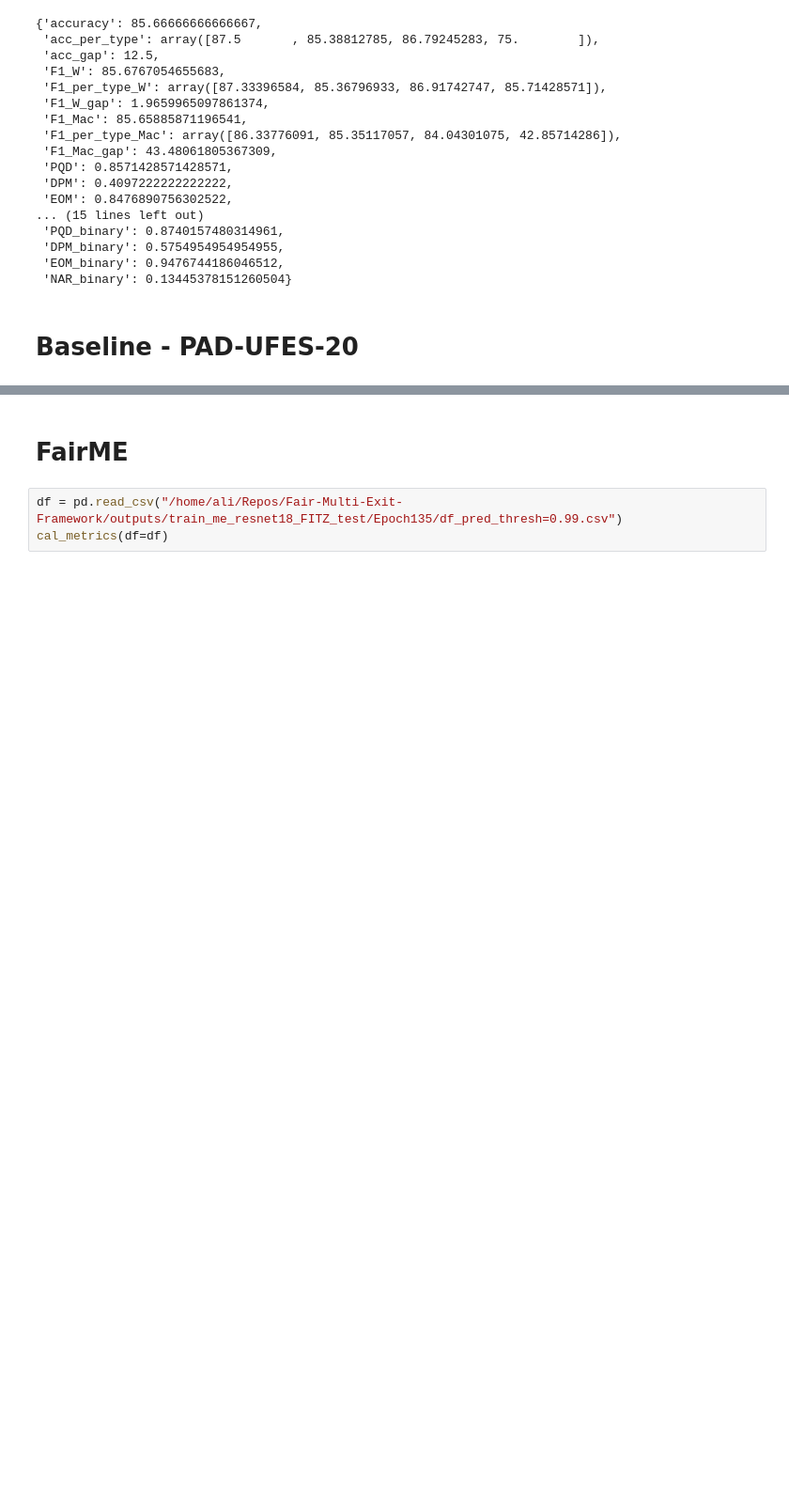
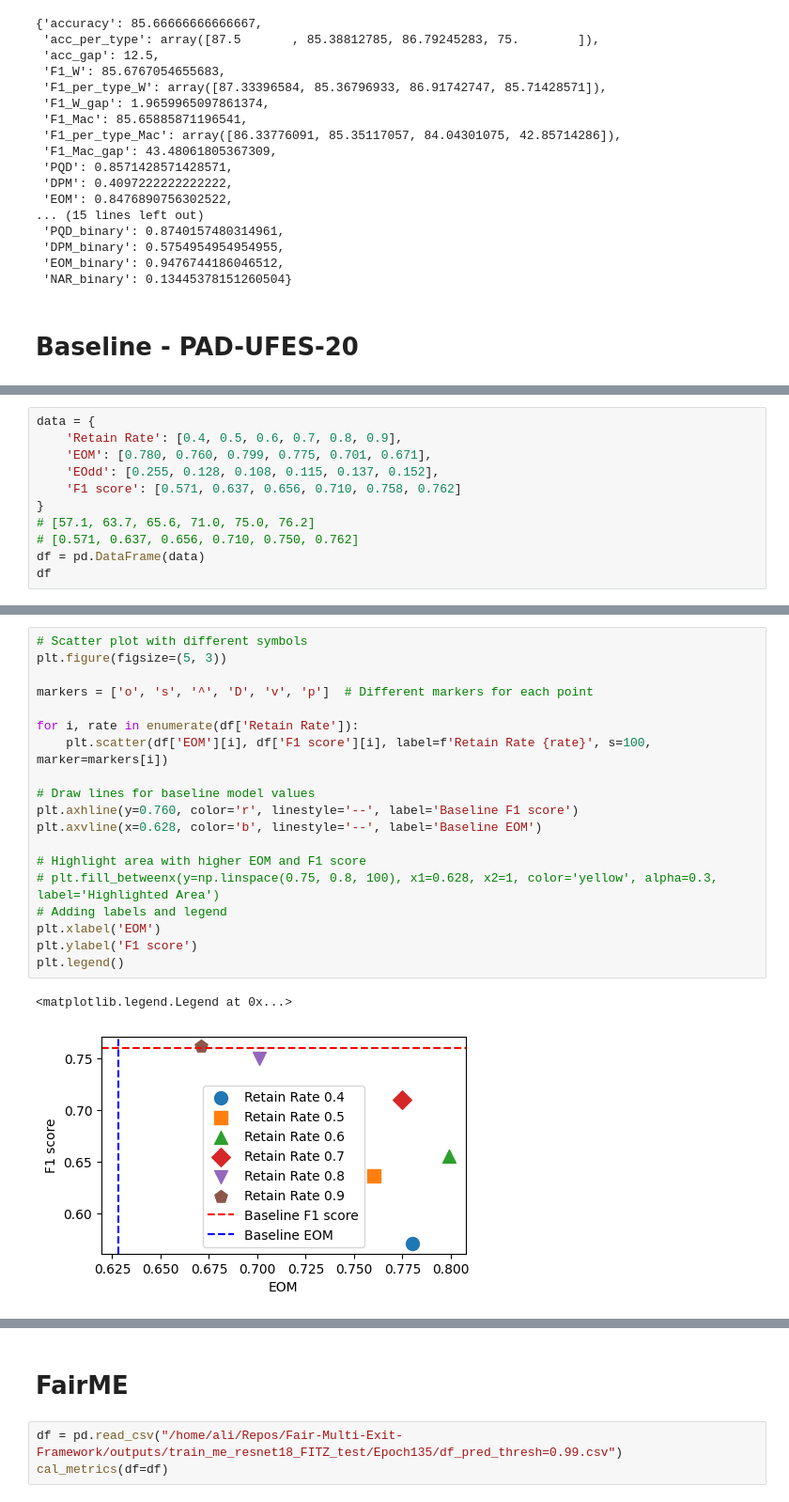
Before and after one commit to AliGhadirii/XTranPrune, a Jupyter notebook: Notebooks/multi_evaluate.ipynb, the cells around one changed output, grey strips where cells are left out. Shown at 94% size. Cells and saved outputs as stored; diff of their text form; blank space fills up the shorter version.

```diff
--- a/Notebooks/multi_evaluate.ipynb
+++ b/Notebooks/multi_evaluate.ipynb
@@ -458,0 +422,11 @@ cal_metrics(df=df)
+# %%
+data = {
+    'Retain Rate': [0.4, 0.5, 0.6, 0.7, 0.8, 0.9],
+    'EOM': [0.780, 0.760, 0.799, 0.775, 0.701, 0.671],
+    'EOdd': [0.255, 0.128, 0.108, 0.115, 0.137, 0.152],
+    'F1 score': [0.571, 0.637, 0.656, 0.710, 0.758, 0.762]
+}
+# [57.1, 63.7, 65.6, 71.0, 75.0, 76.2]
+# [0.571, 0.637, 0.656, 0.710, 0.750, 0.762]
+df = pd.DataFrame(data)
+df
@@ -458,0 +441,22 @@ cal_metrics(df=df)
+# %%
+# Scatter plot with different symbols
+plt.figure(figsize=(5, 3))
+
+markers = ['o', 's', '^', 'D', 'v', 'p']  # Different markers for each point
+
+for i, rate in enumerate(df['Retain Rate']):
+    plt.scatter(df['EOM'][i], df['F1 score'][i], label=f'Retain Rate {rate}', s=100, marker=markers[i])
+
+# Draw lines for baseline model values
+plt.axhline(y=0.760, color='r', linestyle='--', label='Baseline F1 score')
+plt.axvline(x=0.628, color='b', linestyle='--', label='Baseline EOM')
+
+# Highlight area with higher EOM and F1 score
+# plt.fill_betweenx(y=np.linspace(0.75, 0.8, 100), x1=0.628, x2=1, color='yellow', alpha=0.3, label='Highlighted Area')
+# Adding labels and legend
+plt.xlabel('EOM')
+plt.ylabel('F1 score')
+plt.legend()
+# %% [output]
+<matplotlib.legend.Legend at 0x...>
+[figure, added]
```
Also changed, not shown: parts of 24 cells of this notebook, 5 other files.
